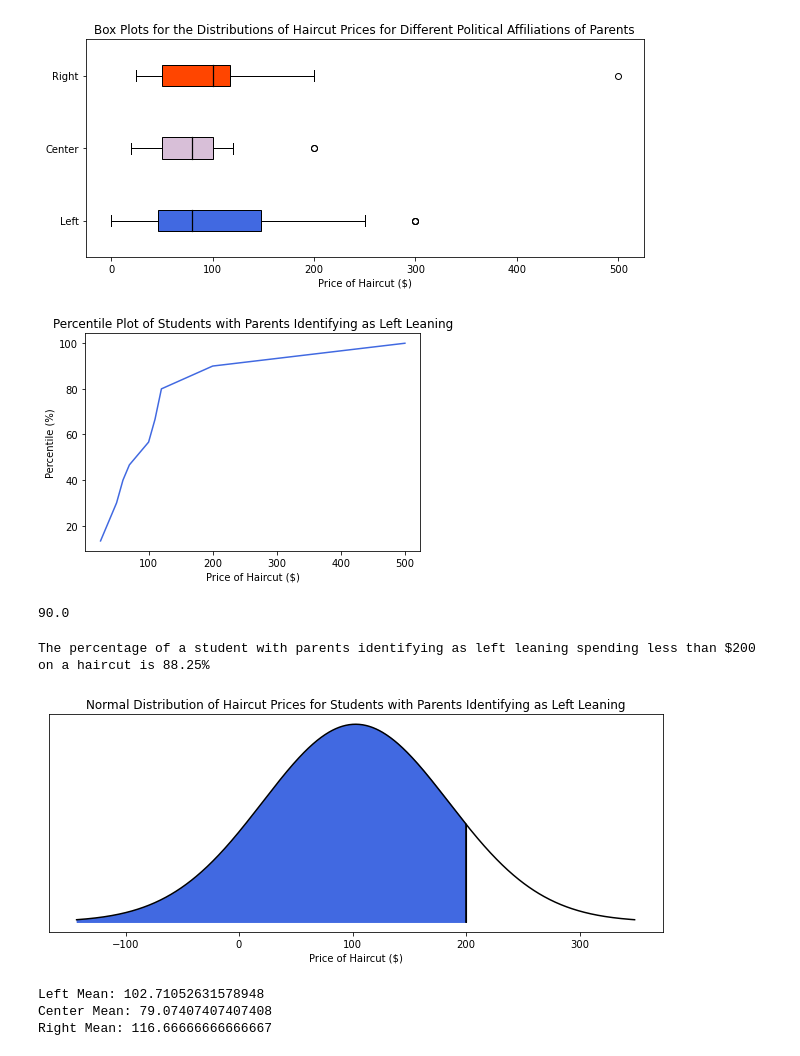
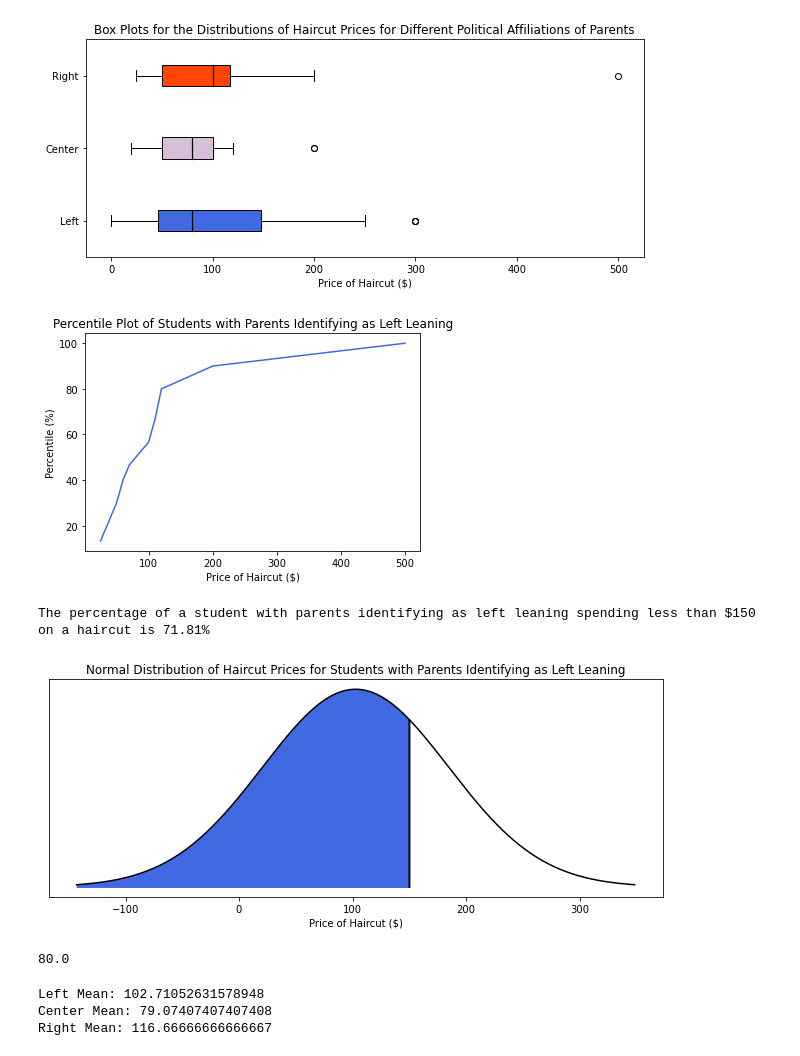
Before and after one commit to Veeeeeee7/AP-Stats, a Jupyter notebook: Quarter 1 Stats.ipynb, the cells around one changed output. Saved outputs shown, nothing was run; the diff lists cells and outputs as text; code cells hidden in the pictures.

Commit message:
using $150 as the individual

```diff
--- a/Quarter 1 Stats.ipynb
+++ b/Quarter 1 Stats.ipynb
@@ -161,33 +161,34 @@ def percentile_plot(dataset, title):
     plt.show()
 
 percentile_plot(right, "Percentile Plot of Students with Parents Identifying as Left Leaning")
-print(stats.percentileofscore(right, 200))
 # %% [output]
 [figure]
-90.0
 # %%
 def normal_distribution(mean, std, individual):
     x=np.linspace(mean-3*std, mean+3*std,1000)
     iq=stats.norm(mean,std)
     plt.figure(figsize=(11,4))
     plt.xticks([-100, 0, 100, 200, 300])
     plt.xlabel("Price of Haircut ($)")
     plt.yticks([])
     plt.title("Normal Distribution of Haircut Prices for Students with Parents Identifying as Left Leaning")
     plt.plot(x,iq.pdf(x), color='black')
 
     px=np.arange(mean-3*std, individual,0.001)
     plt.fill_between(px,iq.pdf(px),color='royalblue')
     plt.fill_between(px[-700:],iq.pdf(px[-700:]),color='black')
 
-    print("The percentage of a student with parents identifying as left leaning spending less than $200 on a haircut is " + str(round(iq.cdf(individual)*100, 2)) + "%")
+    print("The percentage of a student with parents identifying as left leaning spending less than $150 on a haircut is " + str(round(iq.cdf(individual)*100, 2)) + "%")
 
     plt.show()
+test = 150
 
-normal_distribution(102.71, 81.93, 200)
+normal_distribution(102.71, 81.93, test)
+print(stats.percentileofscore(right, test))
 # %% [output]
-The percentage of a student with parents identifying as left leaning spending less than $200 on a haircut is 88.25%
+The percentage of a student with parents identifying as left leaning spending less than $150 on a haircut is 71.81%
-[figure, old version]
+[figure, new version]
+80.0
 # %%
 print(f'{"Left Mean: "}{left.mean()}')
 print(f'{"Center Mean: "}{center.mean()}')
```
